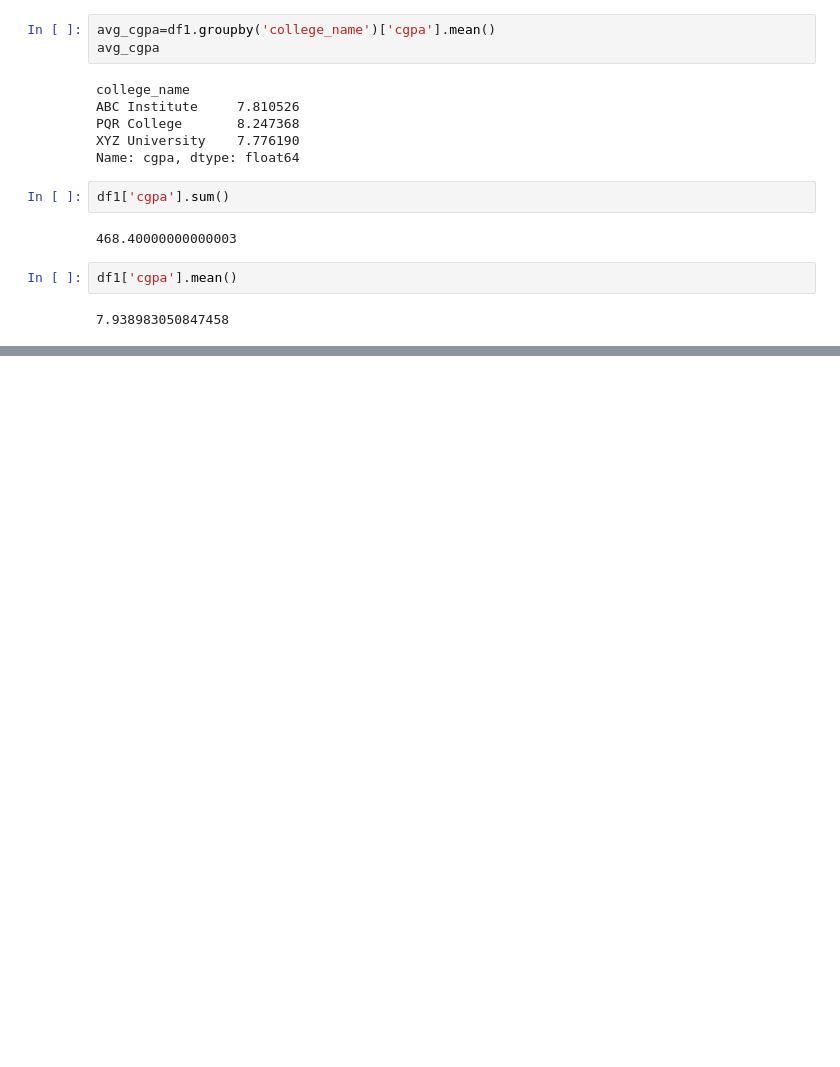
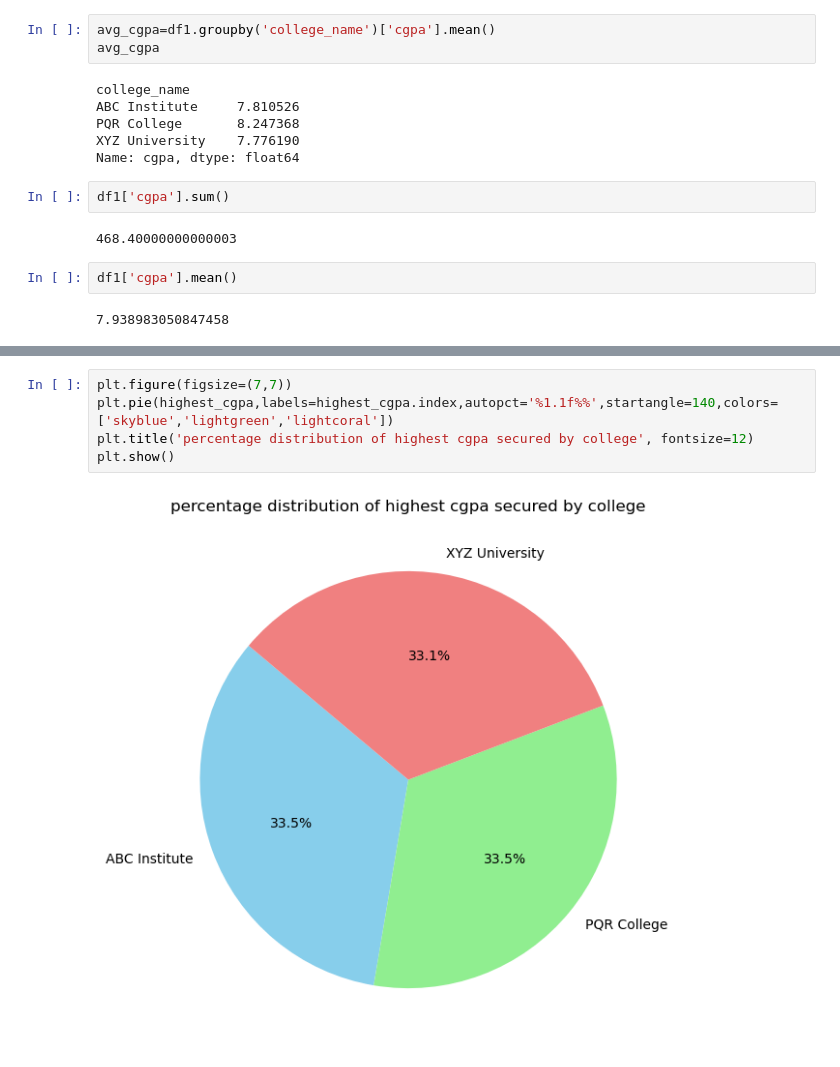
Before and after one commit to sairajh01/mllab, a Jupyter notebook: pandasexamplelab.ipynb, the cells around one changed output, grey strips where cells are left out. Cells and saved outputs as stored; diff of their text form; blank space fills up the shorter version.

```diff
--- a/pandasexamplelab.ipynb
+++ b/pandasexamplelab.ipynb
@@ -390,0 +391,7 @@ plt.show()
+# %%
+plt.figure(figsize=(7,7))
+plt.pie(highest_cgpa,labels=highest_cgpa.index,autopct='%1.1f%%',startangle=140,colors=['skyblue','lightgreen','lightcoral'])
+plt.title('percentage distribution of highest cgpa secured by college', fontsize=12)
+plt.show()
+# %% [output]
+[figure, added]
```
Also changed, not shown: parts of 3 cells of this notebook.
